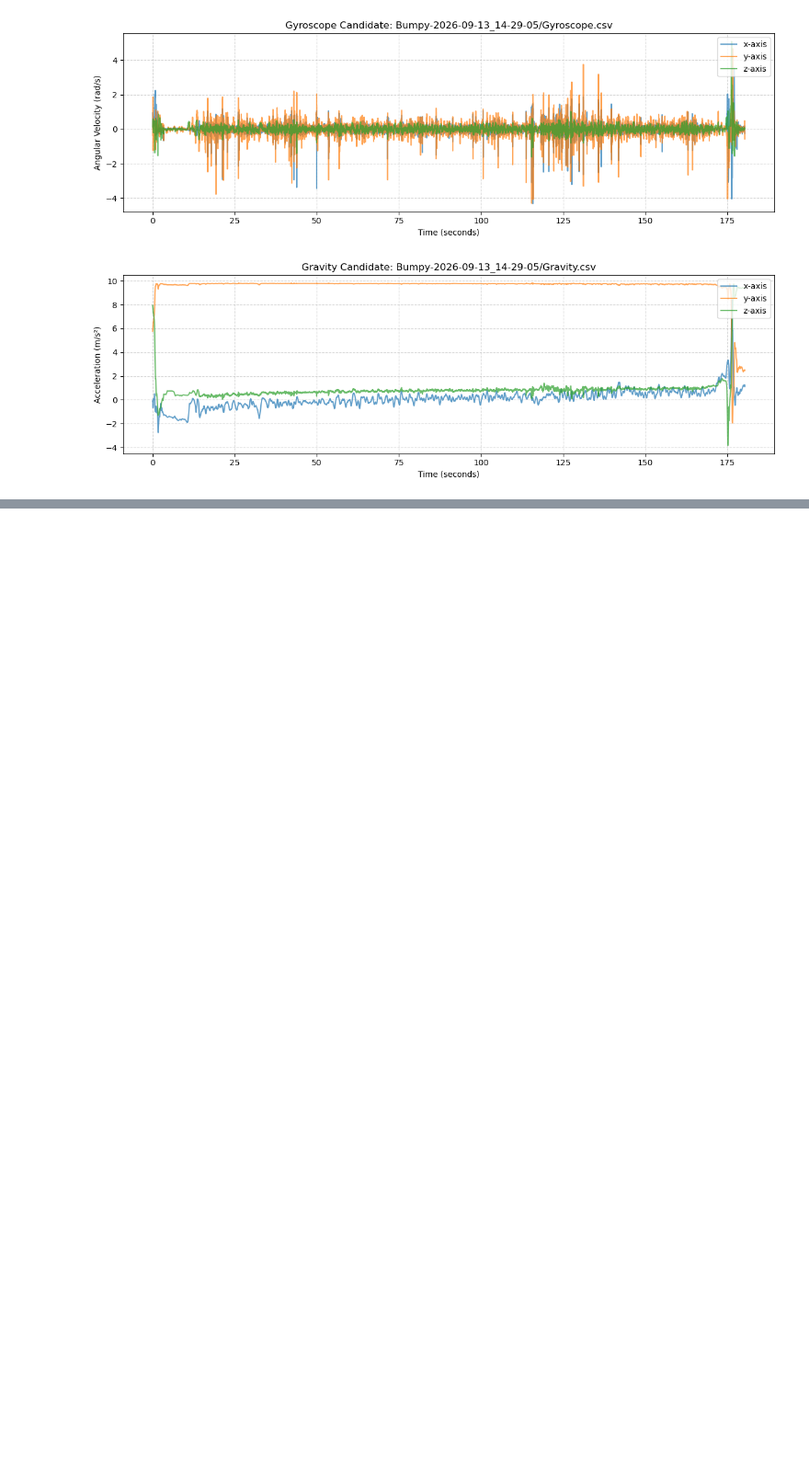
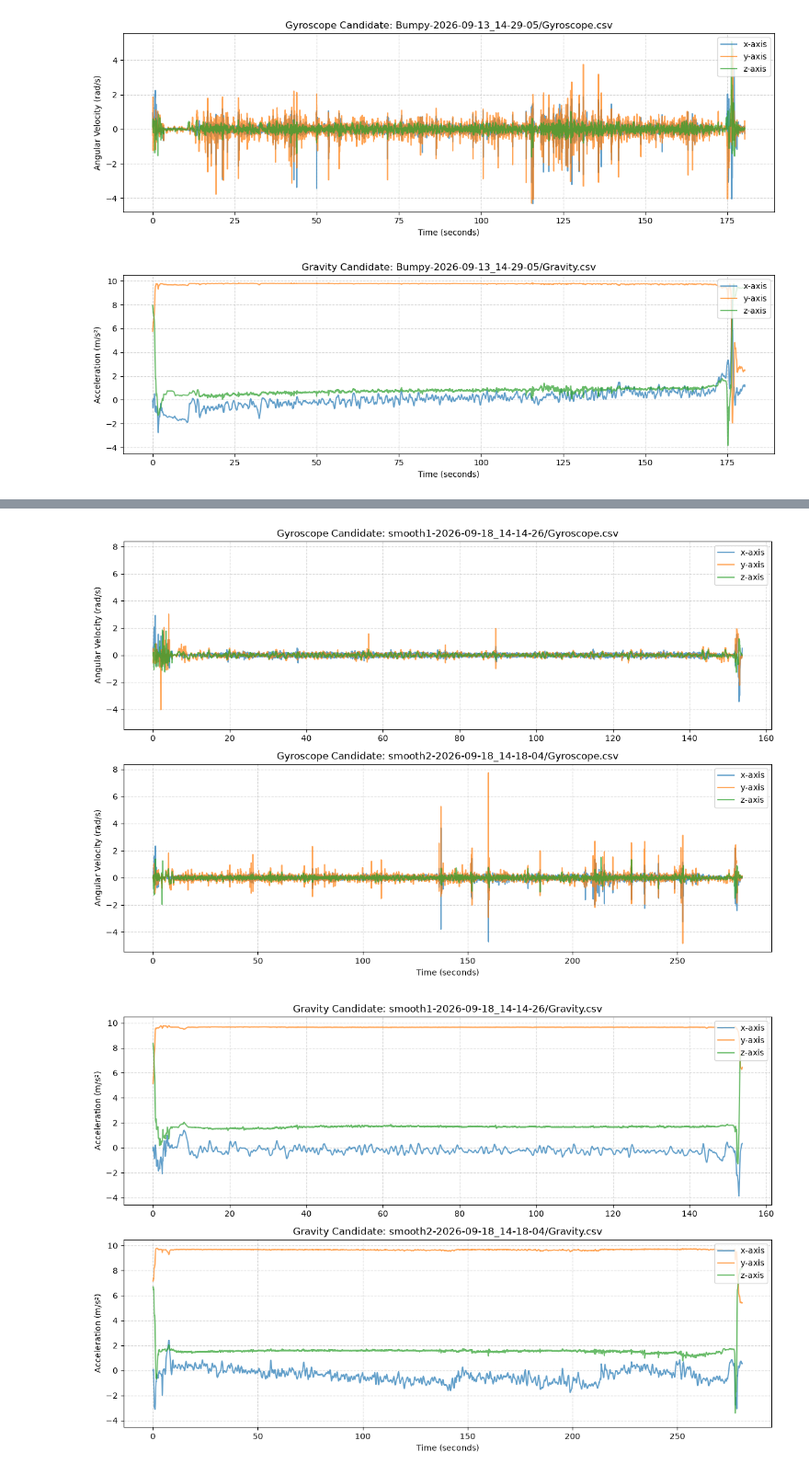
Before and after one commit to HeKaY-boy/bike-lane-quality-assessment, a Jupyter notebook: EDA.ipynb, the cells around one changed output, grey strips where cells are left out. Shown at 92% size. Drawn from its saved outputs; the diff is of its cells as text; code cells hidden in the pictures; blank space fills up the shorter version.

```diff
--- a/EDA.ipynb
+++ b/EDA.ipynb
@@ -164,0 +202,46 @@ plot_additional_sensors(gravity_files, "Gravity", "Acceleration (m/s²)")
+# %%
+import pandas as pd
+import matplotlib.pyplot as plt
+
+def plot_additional_sensors(file_list, sensor_name, y_label):
+    fig, axes = plt.subplots(nrows=len(file_list), ncols=1, figsize=(12, 4 * len(file_list)), sharex=False, sharey=True)
+
+    if len(file_list) == 1:
+        axes = [axes]
+
+    for ax, file in zip(axes, file_list):
+        df = pd.read_csv(file)
+
+        # Convert epoch nanoseconds to relative seconds for a cleaner x-axis
+        time_col = 'time' if 'time' in df.columns else 'Time'
+        df['relative_time'] = (df[time_col] - df[time_col].min()) / 1e9
+
+        ax.plot(df['relative_time'], df['x'], label='x-axis', alpha=0.7)
+        ax.plot(df['relative_time'], df['y'], label='y-axis', alpha=0.7)
+        ax.plot(df['relative_time'], df['z'], label='z-axis', alpha=0.7)
+
+        ax.set_title(f"{sensor_name} Candidate: {file.split('/')[-2]}/{file.split('/')[-1]}")
+        ax.set_ylabel(y_label)
+        ax.legend(loc='upper right')
+        ax.grid(True, linestyle='--', alpha=0.5)
+
+    plt.xlabel("Time (seconds)")
+    plt.tight_layout()
+    plt.show()
+
+# Example usage for Gyroscope
+gyro_files = [
+    'data_raw/smooth/Aniket/smooth1-2026-09-18_14-14-26/Gyroscope.csv',
+    'data_raw/smooth/Aniket/smooth2-2026-09-18_14-18-04/Gyroscope.csv',
+]
+plot_additional_sensors(gyro_files, "Gyroscope", "Angular Velocity (rad/s)")
+
+# Example usage for Gravity
+gravity_files = [
+    'data_raw/smooth/Aniket/smooth1-2026-09-18_14-14-26/Gravity.csv',
+    'data_raw/smooth/Aniket/smooth2-2026-09-18_14-18-04/Gravity.csv',
+]
+plot_additional_sensors(gravity_files, "Gravity", "Acceleration (m/s²)")
+# %% [output]
+[figure, added]
+[figure, added]
```
Also changed, not shown: parts of 6 cells of this notebook, 8 other files.
